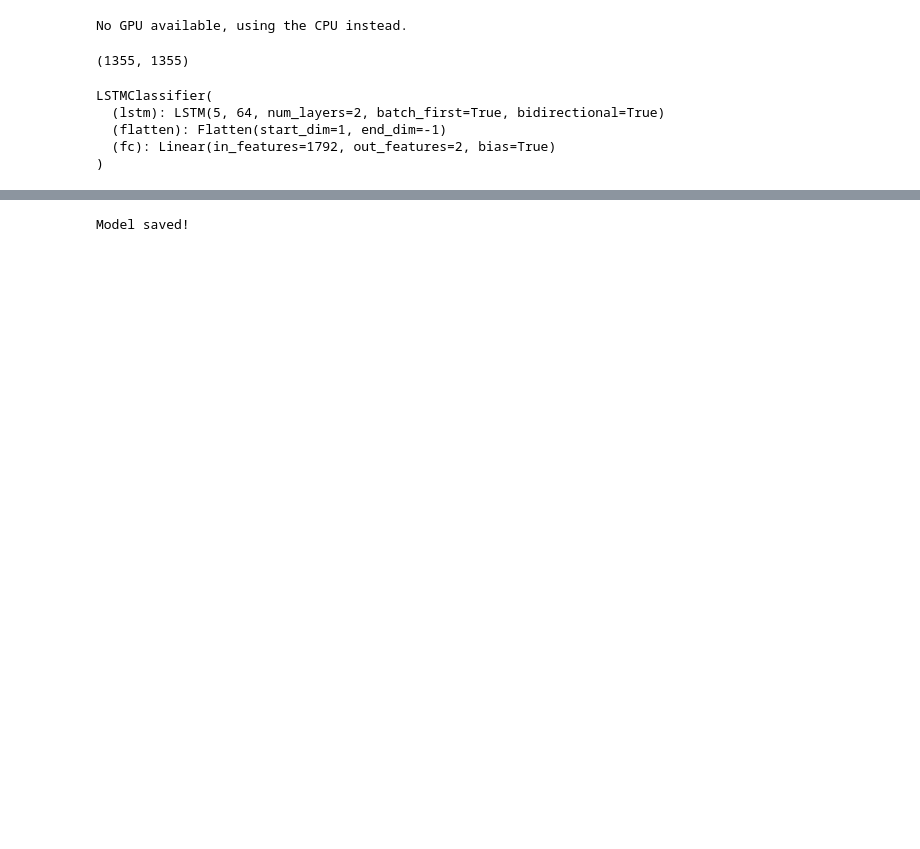
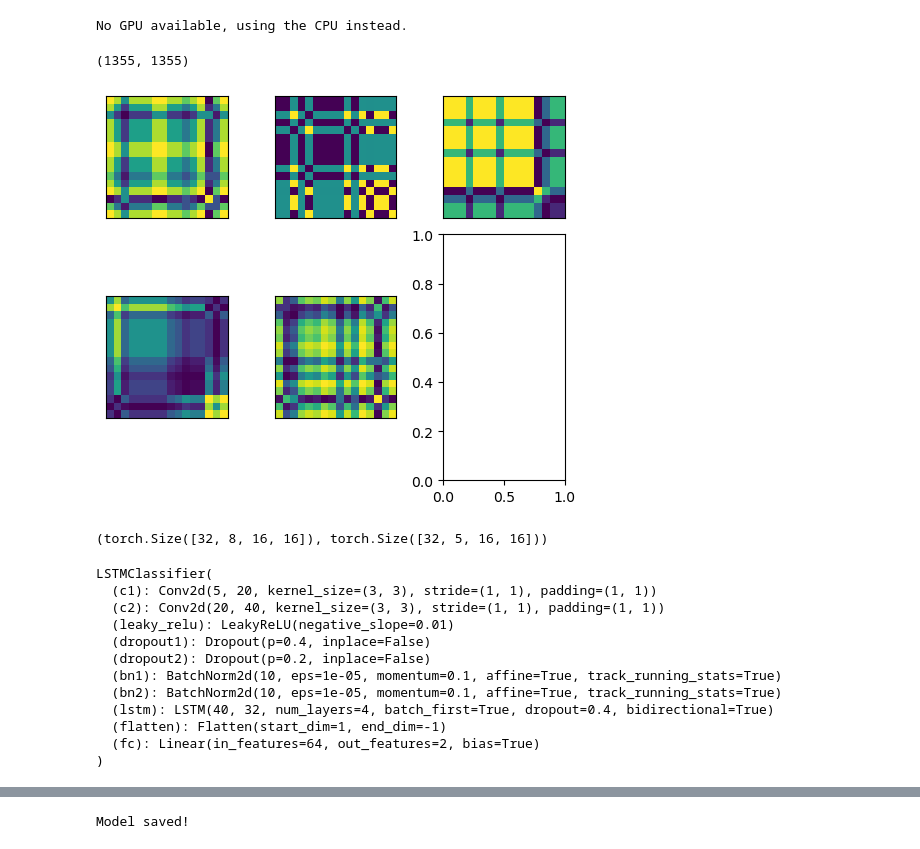
Before and after one commit to OverCat2000/Research, a Jupyter notebook: reversal_classifier.ipynb, the cells around one changed output, grey strips where cells are left out. Drawn from its saved outputs; the diff is of its cells as text; code cells hidden in the pictures; blank space fills up the shorter version.

```diff
--- a/reversal_classifier.ipynb
+++ b/reversal_classifier.ipynb
@@ -69,6 +72,8 @@ def pgDataLoader():
         conn.close()
 
     return dataset, labels
+# %%
+gasf = GramianAngularField(method="summation")
 # %%
 data, labels = pgDataLoader()
 len(data), len(labels)
@@ -81,7 +86,7 @@ for i, sample in enumerate(data):
     high_prices = sample[:, 1]
     low_prices = sample[:, 2]
     close_prices = sample[:, 3]
-    # volume = sample[:, 4]
+    volume = sample[:, 4]
 
     body_length = np.abs(close_prices - open_prices)
     upper_shadow_length = high_prices - np.maximum(open_prices, close_prices)
@@ -94,15 +99,22 @@ for i, sample in enumerate(data):
     alt_data.append(alt_sample)
 # %%
 class CustomDataset(Dataset):
-    def __init__(self, data, labels):
+    def __init__(self, data, labels, gasf_transform=None):
         self.sequences = data
         self.labels = labels
+        self.gasf_transform = gasf_transform
 
     def __len__(self):
         return len(self.sequences)
 
     def __getitem__(self, idx):
-        return torch.tensor(self.sequences[idx], dtype=torch.float32), torch.tensor(self.labels[idx], dtype=torch.long)
+        if self.gasf_transform:
+            gasf_images = np.array(self.gasf_transform.transform(np.moveaxis(self.sequences[idx], 1, 0)))
+            # return torch.unsqueeze(torch.tensor(gasf_images, dtype=torch.float32), dim=0), torch.tensor(self.labels[idx], dtype=torch.long)
+            return torch.tensor(gasf_images, dtype=torch.float32), torch.tensor(self.labels[idx], dtype=torch.long)
+        else:
+            return torch.unsqueeze(torch.tensor(self.sequences[idx], dtype=torch.float32), dim=0), torch.tensor(self.labels[idx], dtype=torch.long)
+        # return torch.tensor(self.sequences[idx], dtype=torch.float32), torch.tensor(self.labels[idx], dtype=torch.long)
 # %%
 # train_size = int(0.8*len(data))
 # test_size = len(data) - train_size
@@ -110,10 +122,29 @@ class CustomDataset(Dataset):
 
 train_size = int(0.999*len(alt_data))
 test_size = len(alt_data) - train_size
-dataset = CustomDataset(alt_data, labels)
+dataset = CustomDataset(alt_data, labels, gasf)
 
 train_dataset, test_dataset = random_split(dataset, [train_size, test_size])
 
-train_dataloader = DataLoader(train_dataset, batch_size=16, shuffle=True)
-test_dataloader = DataLoader(test_dataset, batch_size=16, shuffle=True)
+train_dataloader = DataLoader(train_dataset, batch_size=32, shuffle=True)
+test_dataloader = DataLoader(test_dataset, batch_size=32, shuffle=False)
+# %%
+fig, axes = plt.subplots(2, 3, figsize=(5, 5))
+axes = axes.flatten()
+# for idx, img in enumerate(next(iter(train_dataloader))[0][0][0]):
+for idx, img in enumerate(next(iter(train_dataloader))[0][0]):
+    axes[idx].matshow(img)
+    axes[idx].set_xticks([])
+    axes[idx].set_yticks([])
+    plt.tight_layout()
+# %% [output]
+[figure, added]
+# %%
+temp = next(iter(train_dataloader))[0]
+# c1 = nn.Conv1d(in_channels=4, out_channels=1, kernel_size=3, stride=1)
+# c1(temp.permute(0, 2, 1))
+c1 = nn.Conv2d(in_channels=5, out_channels=8, kernel_size=3, padding=1)
+c1(temp).shape, temp.shape
+# %% [output]
+(torch.Size([32, 8, 16, 16]), torch.Size([32, 5, 16, 16]))
 # %%
@@ -135,15 +208,21 @@ class LSTMClassifier(nn.Module):
         return out
 # %%
-input_size = 5
-hidden_size = 64
-num_layers = 2
+hidden_size = 32
+num_layers = 4
 num_classes = 2
 
-model = LSTMClassifier(input_size, hidden_size, num_layers, num_classes)
+model = LSTMClassifier(input_size, hidden_size, num_layers, num_classes, filters)
 model.to(device)
 # %% [output]
 LSTMClassifier(
-  (lstm): LSTM(5, 64, num_layers=2, batch_first=True, bidirectional=True)
+  (c1): Conv2d(5, 20, kernel_size=(3, 3), stride=(1, 1), padding=(1, 1))
+  (c2): Conv2d(20, 40, kernel_size=(3, 3), stride=(1, 1), padding=(1, 1))
+  (leaky_relu): LeakyReLU(negative_slope=0.01)
+  (dropout1): Dropout(p=0.4, inplace=False)
+  (dropout2): Dropout(p=0.2, inplace=False)
+  (bn1): BatchNorm2d(10, eps=1e-05, momentum=0.1, affine=True, track_running_stats=True)
+  (bn2): BatchNorm2d(10, eps=1e-05, momentum=0.1, affine=True, track_running_stats=True)
+  (lstm): LSTM(40, 32, num_layers=4, batch_first=True, dropout=0.4, bidirectional=True)
   (flatten): Flatten(start_dim=1, end_dim=-1)
-  (fc): Linear(in_features=1792, out_features=2, bias=True)
+  (fc): Linear(in_features=64, out_features=2, bias=True)
 )
```
Also changed, not shown: parts of 6 cells of this notebook, 11 other files.
